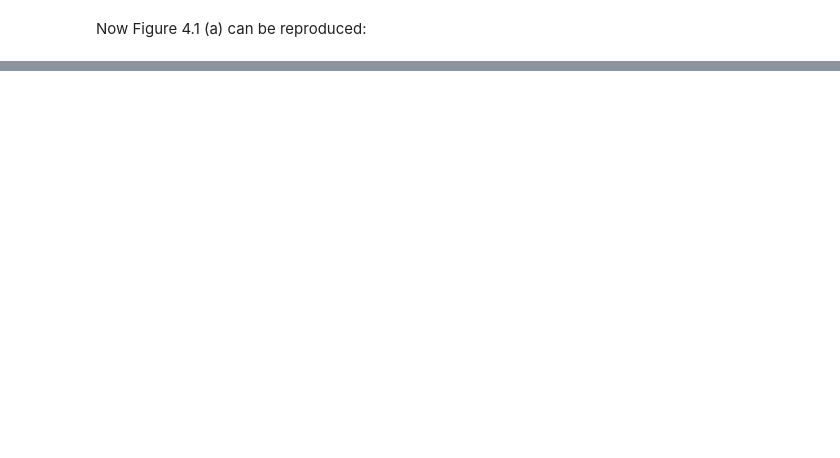
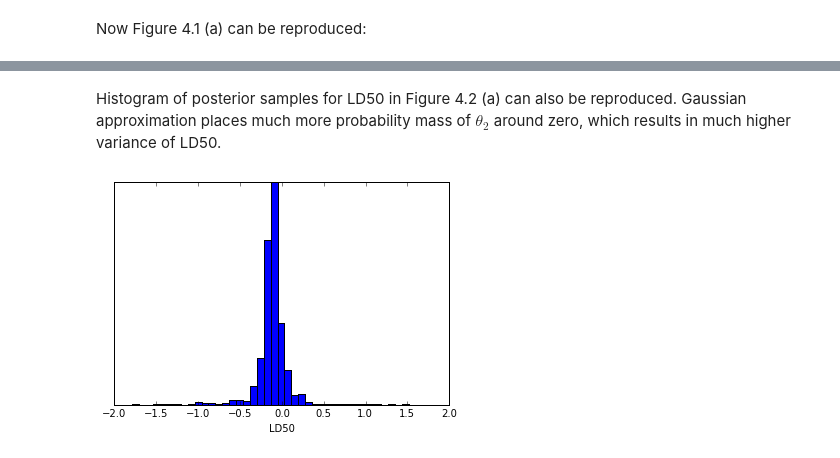
Before and after one commit to bikestra/bdapy, a Jupyter notebook: simple_logistic_regression.ipynb, the cells around one changed output, grey strips where cells are left out. Saved outputs shown, nothing was run; the diff lists cells and outputs as text; code cells hidden in the pictures; blank space fills up the shorter version.

```diff
--- a/simple_logistic_regression.ipynb
+++ b/simple_logistic_regression.ipynb
@@ -143,0 +159,9 @@ pl.axes().set_ylabel(r'$\theta_2$')
+# %% [markdown]
+Histogram of posterior samples for LD50 in Figure 4.2 (a) can also be reproduced.  Gaussian approximation places much more probability mass of $\theta_2$ around zero, which results in much higher variance of LD50.
+# %%
+pl.hist(-theta1s/theta2s, bins=1000)
+pl.axes().set_xlabel('LD50')
+pl.xlim(-2,2)
+pl.axes().get_yaxis().set_visible(False)
+# %% [output]
+[figure, added]
```
Also changed, not shown: parts of 28 cells of this notebook, 1 other file.
